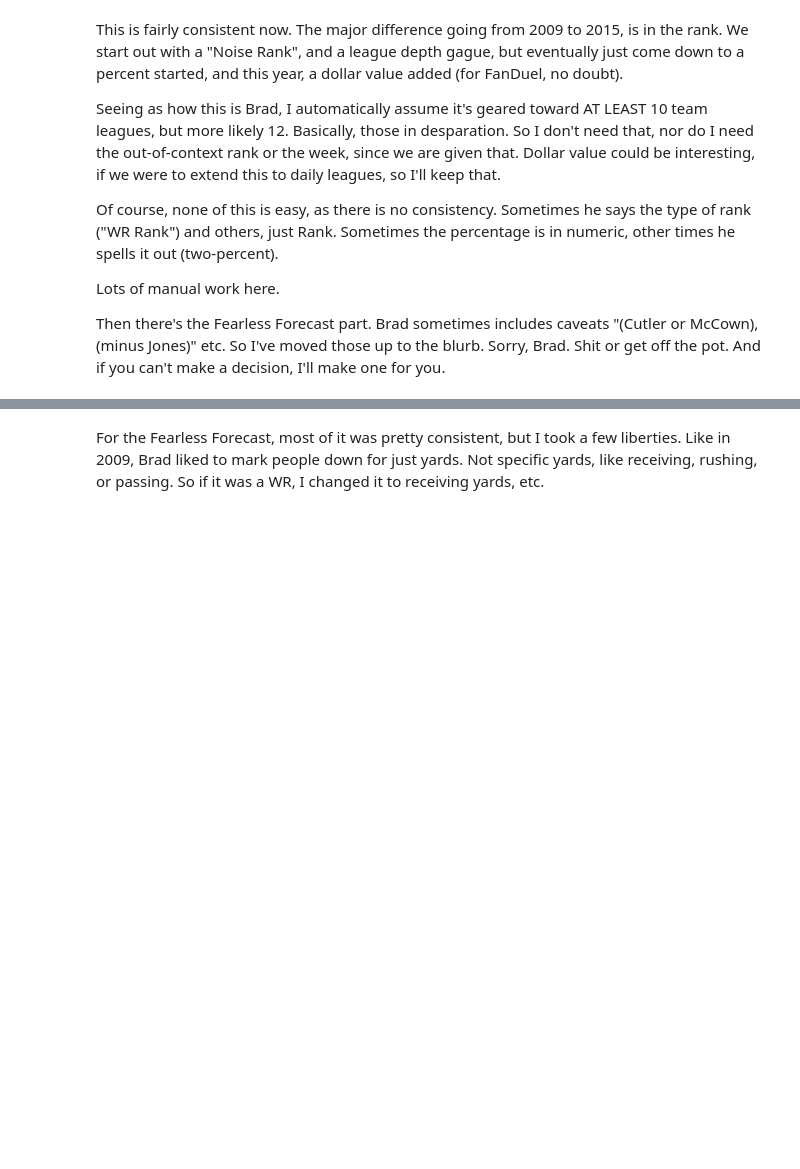
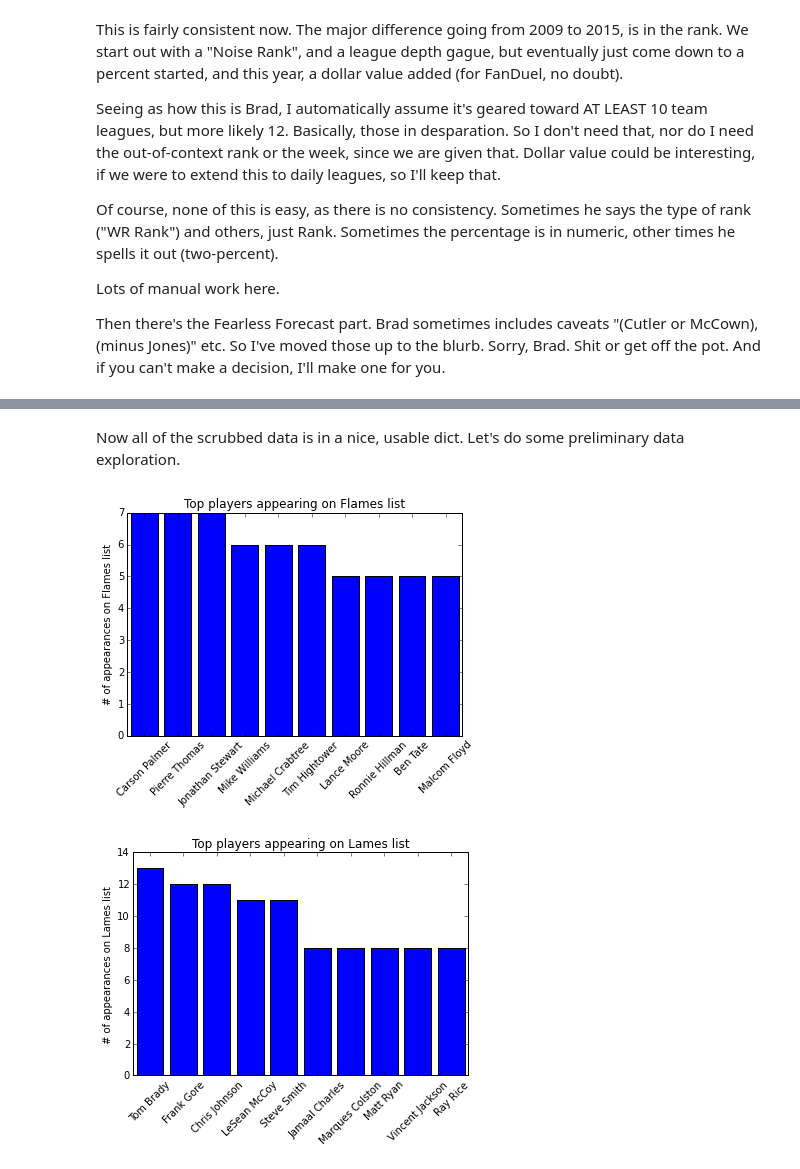
Before and after one commit to bdetweiler/brad-evans-analysis, a Jupyter notebook: Brad Evans Analysis.ipynb, the cells around one changed output, grey strips where cells are left out. Saved outputs shown, nothing was run; the diff lists cells and outputs as text; code cells hidden in the pictures; blank space fills up the shorter version.

Commit message:
Some pretty charts finally!

```diff
--- a/Brad Evans Analysis.ipynb
+++ b/Brad Evans Analysis.ipynb
@@ -404,2 +416,62 @@ print(flames_lames_dict)
-# %% [markdown]
-For the Fearless Forecast, most of it was pretty consistent, but I took a few liberties. Like in 2009, Brad liked to mark people down for just yards. Not specific yards, like receiving, rushing, or passing. So if it was a WR, I changed it to receiving yards, etc.
+# %% [markdown]
+Now all of the scrubbed data is in a nice, usable dict. Let's do some preliminary data exploration.
+# %%
+%matplotlib inline
+from collections import Counter
+from matplotlib import pyplot as plt
+
+
+flames_lames = pickle.load(open("flames_lames.p", "rb"))
+
+flames_players = []
+lames_players = []
+
+for key in flames_lames:
+    if flames_lames[key]['flame_lame'] == 'flames':
+        flames_players.append(flames_lames[key]['player_name'])
+    if flames_lames[key]['flame_lame'] == 'lames':
+        lames_players.append(flames_lames[key]['player_name'])
+
+flames_players.sort()
+lames_players.sort()
+
+flames_player_name = []
+flames_player_count = []
+
+flames_count = Counter(flames_players)
+
+for name, count in flames_count.most_common(10):
+    flames_player_name.append(name)
+    flames_player_count.append(count)
+
+lames_player_name = []
+lames_player_count = []
+lames_count = Counter(lames_players)
+
+for name, count in lames_count.most_common(10):
+    lames_player_name.append(name)
+    lames_player_count.append(count)
+
+
+xs = [i + 0.1 for i, _ in enumerate(flames_player_name)]
+plt.bar(xs, flames_player_count)
+plt.ylabel('# of appearances on Flames list')
+plt.title('Top players appearing on Flames list')
+plt.xticks([i + 0.5 for i, _ in enumerate(flames_player_name)], flames_player_name)
+locs, labels = plt.xticks()
+plt.setp(labels, rotation=45)
+
+plt.show()
+
+xs = [i + 0.1 for i, _ in enumerate(lames_player_name)]
+plt.bar(xs, lames_player_count)
+plt.ylabel('# of appearances on Lames list')
+plt.title('Top players appearing on Lames list')
+plt.xticks([i + 0.5 for i, _ in enumerate(lames_player_name)], lames_player_name)
+locs, labels = plt.xticks()
+plt.setp(labels, rotation=45)
+
+plt.show()
+# %% [output]
+[figure, added]
+[figure, added]
```
Also changed, not shown: parts of 4 cells of this notebook, 1 other file.
